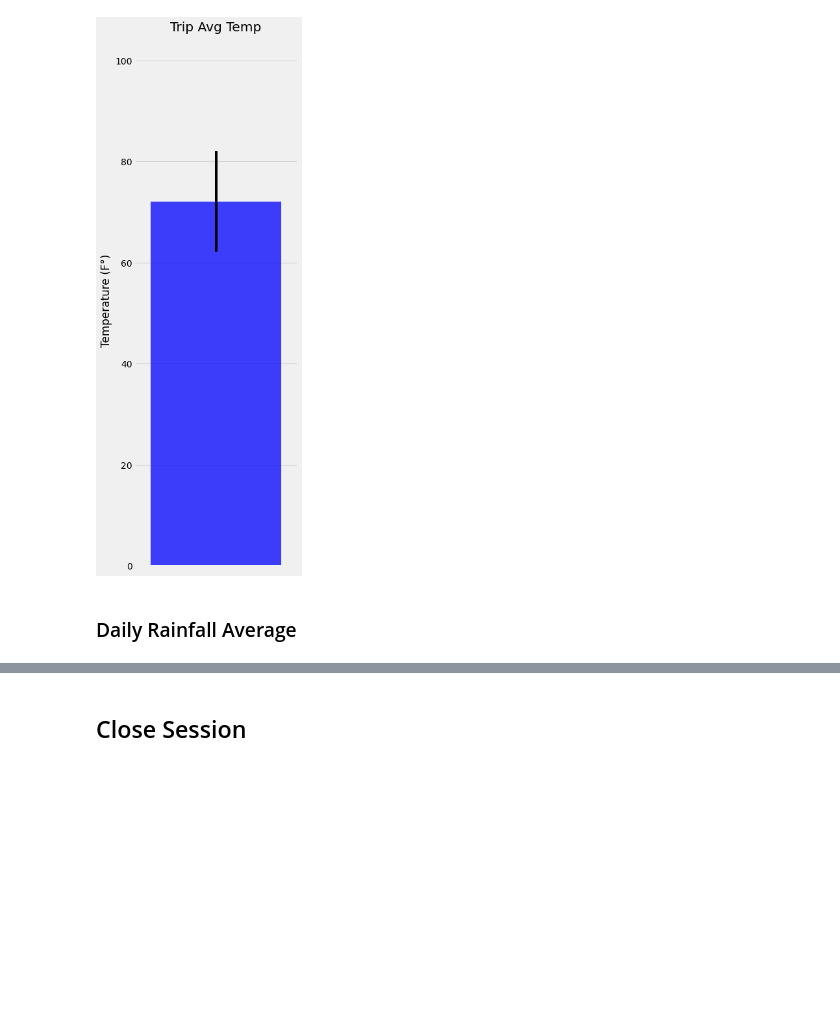
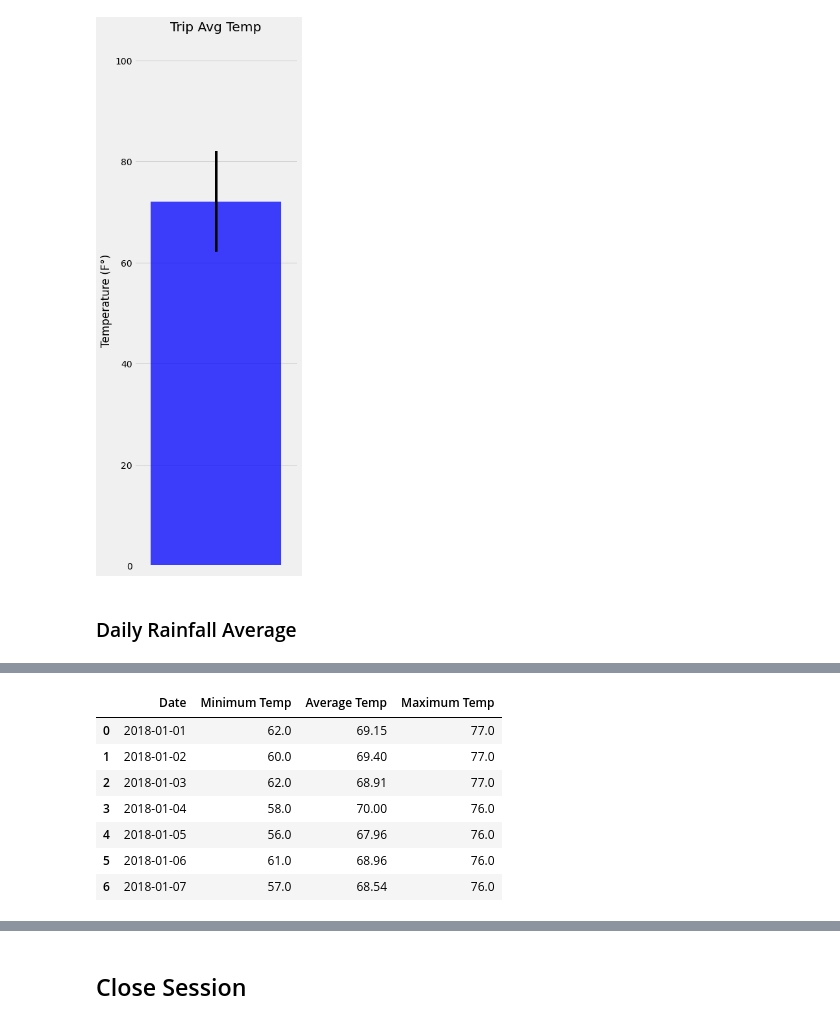
Before and after one commit to RaulMaya/Planning-Holidays, a Jupyter notebook: temp_analysis_bonus_2_starter.ipynb, the cells around one changed output, grey strips where cells are left out. Cells and saved outputs as stored; diff of their text form; code cells hidden in the pictures; blank space fills up the shorter version.

```diff
--- a/temp_analysis_bonus_2_starter.ipynb
+++ b/temp_analysis_bonus_2_starter.ipynb
@@ -142,0 +212,12 @@ end_date = '2017-08-07'
+# %%
+daily_normals_df = pd.DataFrame({"Date":date_list,"Minimum Temp":minimum,"Average Temp":average,"Maximum Temp":maximum})
+daily_normals_df
+# %% [output]
+|  | Date | Minimum Temp | Average Temp | Maximum Temp |
+| 0 | 2018-01-01 | 62.0 | 69.15 | 77.0 |
+| 1 | 2018-01-02 | 60.0 | 69.40 | 77.0 |
+| 2 | 2018-01-03 | 62.0 | 68.91 | 77.0 |
+| 3 | 2018-01-04 | 58.0 | 70.00 | 76.0 |
+| 4 | 2018-01-05 | 56.0 | 67.96 | 76.0 |
+| 5 | 2018-01-06 | 61.0 | 68.96 | 76.0 |
+| 6 | 2018-01-07 | 57.0 | 68.54 | 76.0 |
```
Also changed, not shown: parts of 8 cells of this notebook, 2 other files.
